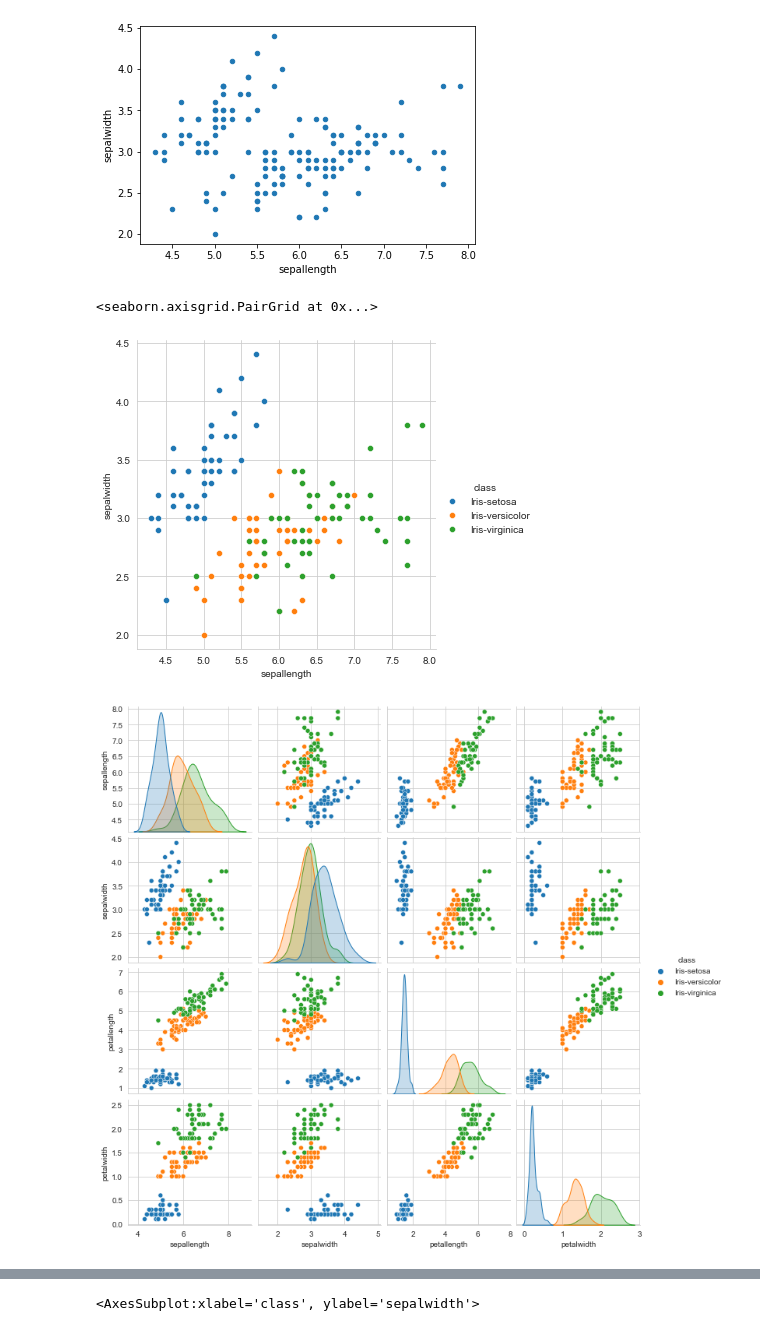
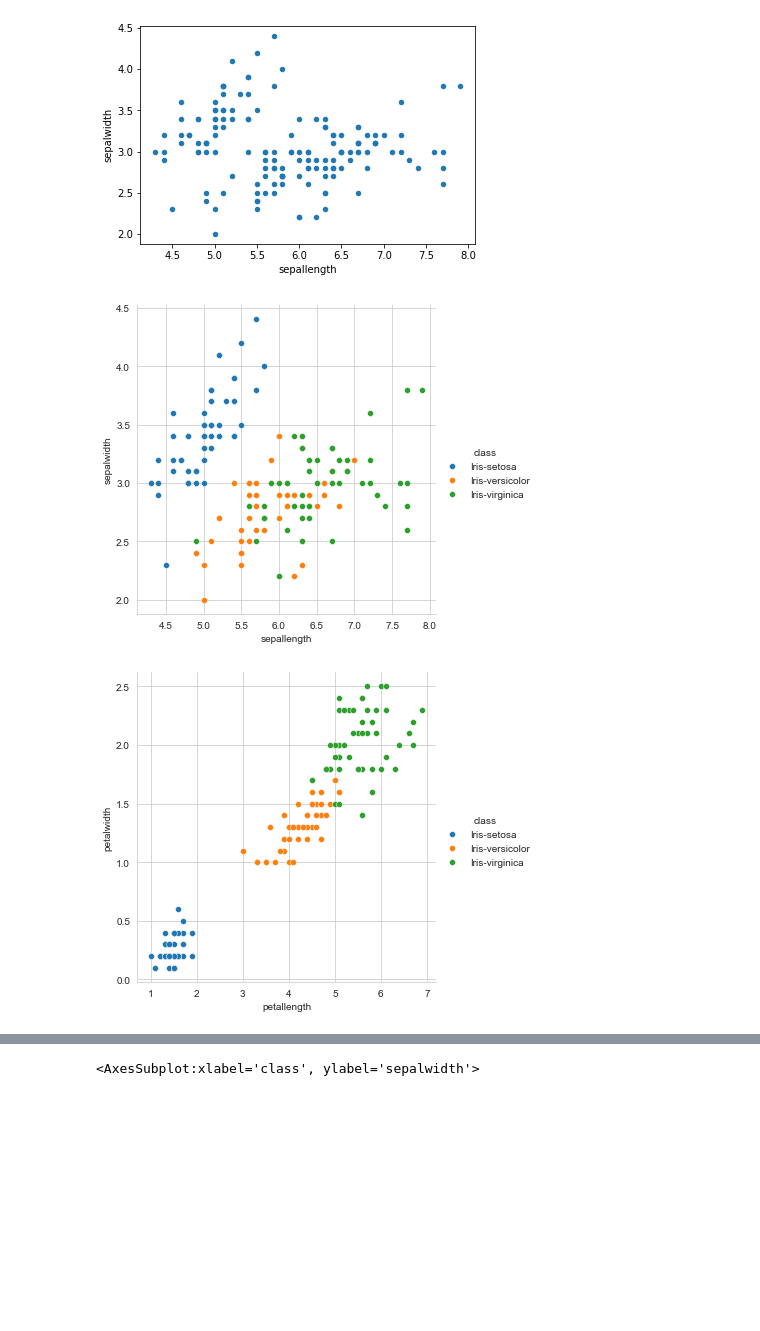
Before and after one commit to BridK02/pands-project, a Jupyter notebook: iris_jupyter.ipynb, the cells around one changed output, grey strips where cells are left out. Drawn from its saved outputs; the diff is of its cells as text; code cells hidden in the pictures; blank space fills up the shorter version.

```diff
--- a/iris_jupyter.ipynb
+++ b/iris_jupyter.ipynb
@@ -289,13 +318,18 @@ sns.set_style('whitegrid') #using seaborn to distinguish between the 3 classes h
 sns.FacetGrid(iris_df, hue = 'class', height = 5)\
 .map(sns.scatterplot, 'sepallength', 'sepalwidth')\
 .add_legend()
-plt.savefig('Figure 1 Sepal characteristic colour coded 2D scatter plot.png')
+plt.savefig('Figure 2 Sepal characteristic colour coded 2D scatter plot.png')
 #the colour coding of this plot shows good separation of iris's of the setosa class based on sepal characteristic
 #in comaprison to versicolour and virginica,
 #this indicates that these two classes of Iris can be classified based on the two sepal measurements
-sns.set_style('whitegrid')
-sns.pairplot(iris_df, hue = 'class')
 # %% [output]
-<seaborn.axisgrid.PairGrid at 0x...>
 [figure]
-[figure, removed]
+# %%
+# repeat of above for petal characteristics
+sns.set_style('whitegrid')
+sns.FacetGrid(iris_df, hue = 'class', height = 5)\
+.map(sns.scatterplot, 'petallength', 'petalwidth')\
+.add_legend()
+plt.savefig('Figure 3 Petal characteristic colour coded 2D scatter plot.png')
+# %% [output]
+[figure, added]
```
Also changed, not shown: parts of 5 cells of this notebook, 12 other files.
